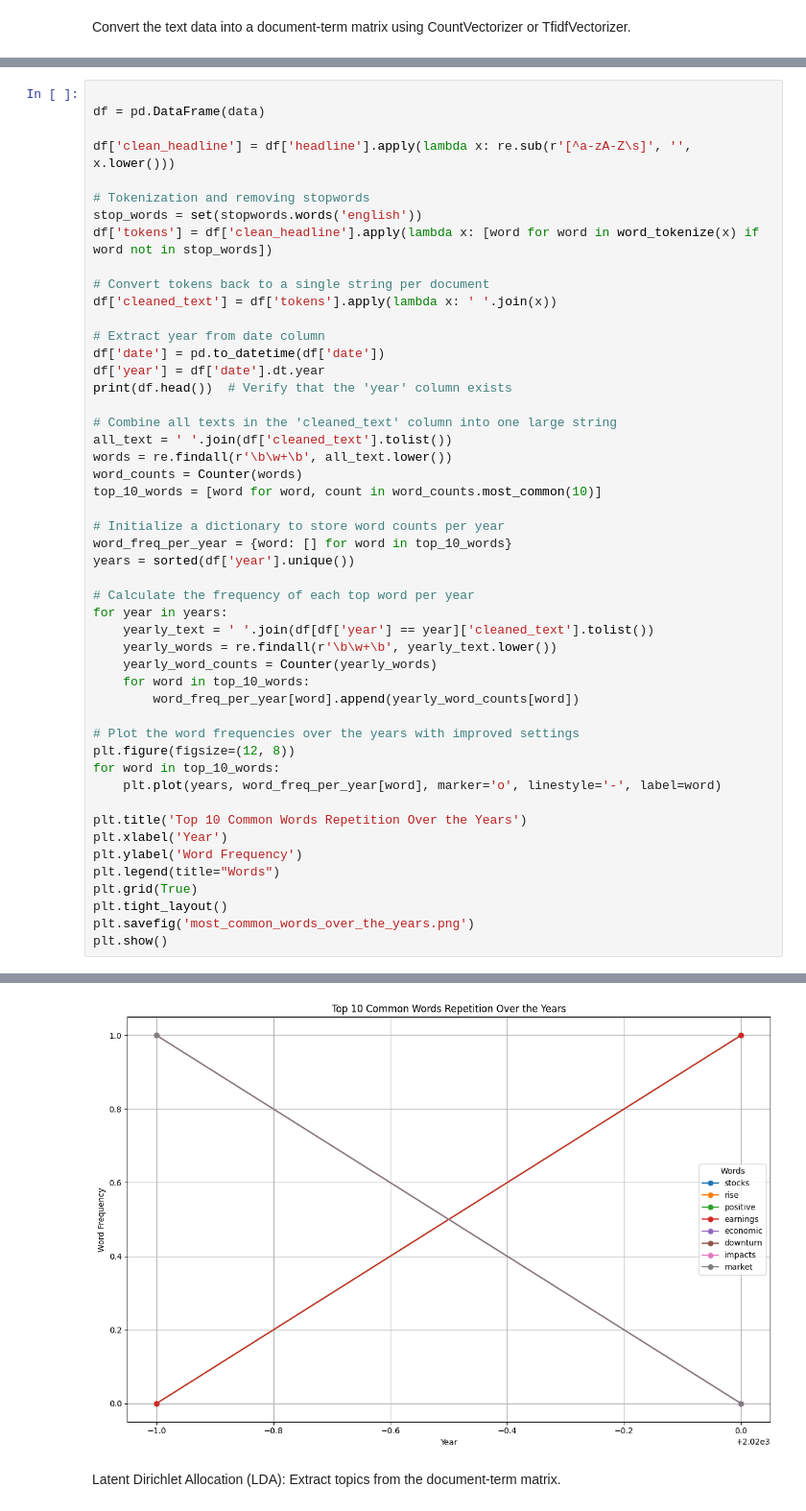
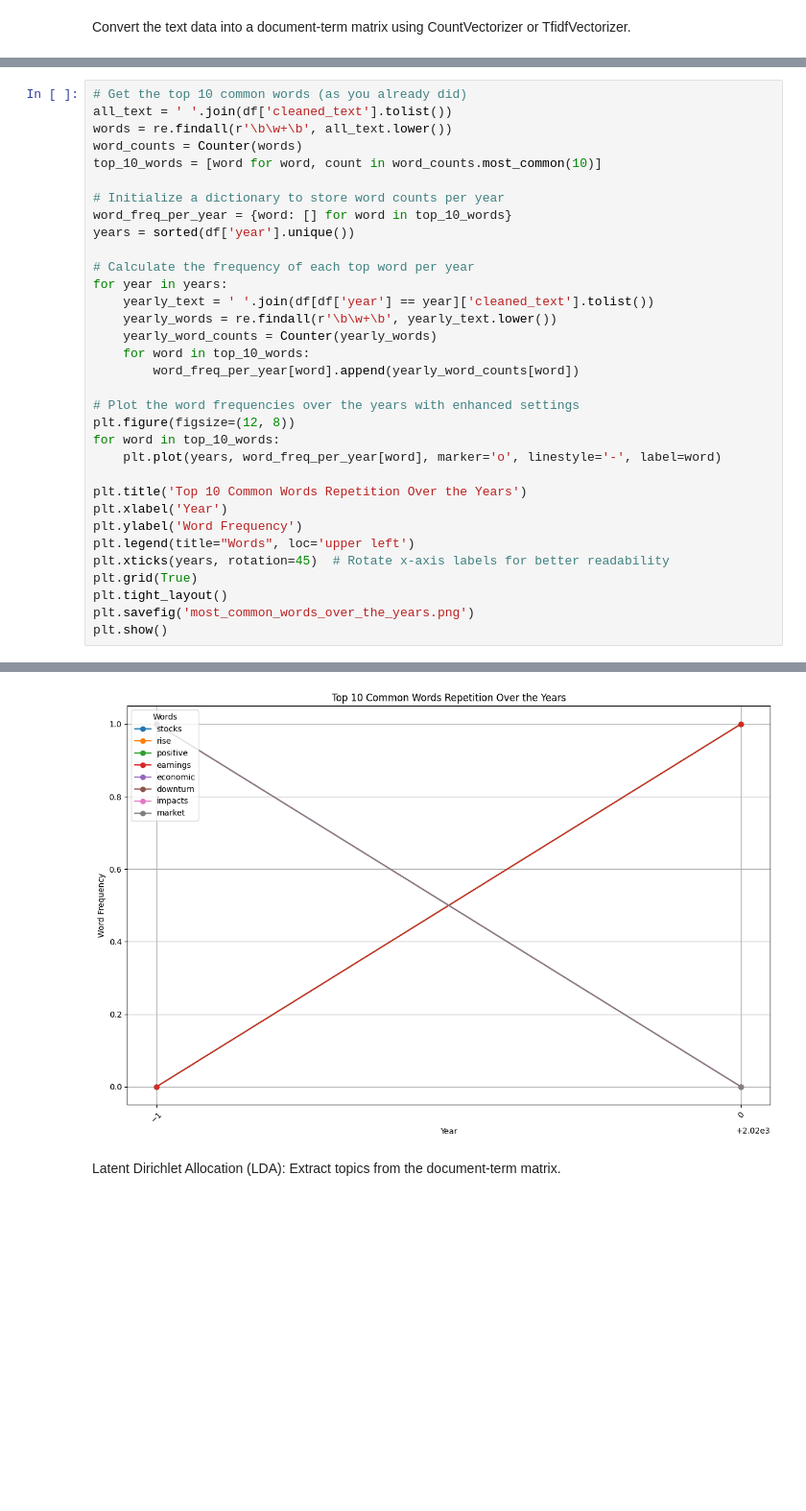
Before and after one commit to robegetachew/kaim-week1, a Jupyter notebook: notebooks/eda.ipynb, the cells around one changed output, grey strips where cells are left out. Shown at 96% size. Saved outputs shown, nothing was run; the diff lists cells and outputs as text; blank space fills up the shorter version.

```diff
--- a/notebooks/eda.ipynb
+++ b/notebooks/eda.ipynb
@@ -374,22 +367,5 @@ earnings: 87185
 # %%
-
-df = pd.DataFrame(data)
-
-df['clean_headline'] = df['headline'].apply(lambda x: re.sub(r'[^a-zA-Z\s]', '', x.lower()))
-
-# Tokenization and removing stopwords
-stop_words = set(stopwords.words('english'))
-df['tokens'] = df['clean_headline'].apply(lambda x: [word for word in word_tokenize(x) if word not in stop_words])
-
-# Convert tokens back to a single string per document
-df['cleaned_text'] = df['tokens'].apply(lambda x: ' '.join(x))
-
-# Extract year from date column
-df['date'] = pd.to_datetime(df['date'])
-df['year'] = df['date'].dt.year
-print(df.head())  # Verify that the 'year' column exists
-
-# Combine all texts in the 'cleaned_text' column into one large string
+# Get the top 10 common words (as you already did)
 all_text = ' '.join(df['cleaned_text'].tolist())
 words = re.findall(r'\b\w+\b', all_text.lower())
 word_counts = Counter(words)
@@ -407,7 +383,7 @@ for year in years:
     for word in top_10_words:
         word_freq_per_year[word].append(yearly_word_counts[word])
 
-# Plot the word frequencies over the years with improved settings
+# Plot the word frequencies over the years with enhanced settings
 plt.figure(figsize=(12, 8))
 for word in top_10_words:
     plt.plot(years, word_freq_per_year[word], marker='o', linestyle='-', label=word)
@@ -415,7 +391,8 @@ for word in top_10_words:
 plt.title('Top 10 Common Words Repetition Over the Years')
 plt.xlabel('Year')
 plt.ylabel('Word Frequency')
-plt.legend(title="Words")
+plt.legend(title="Words", loc='upper left')
+plt.xticks(years, rotation=45)  # Rotate x-axis labels for better readability
 plt.grid(True)
 plt.tight_layout()
 plt.savefig('most_common_words_over_the_years.png')
@@ -435,4 +401,4 @@ plt.show()
-[figure, old version]
+[figure, new version]
 # %% [markdown]
 Latent Dirichlet Allocation (LDA): Extract topics from the document-term matrix.
 # %%
```
Also changed, not shown: parts of 15 cells of this notebook, 4 other files.
